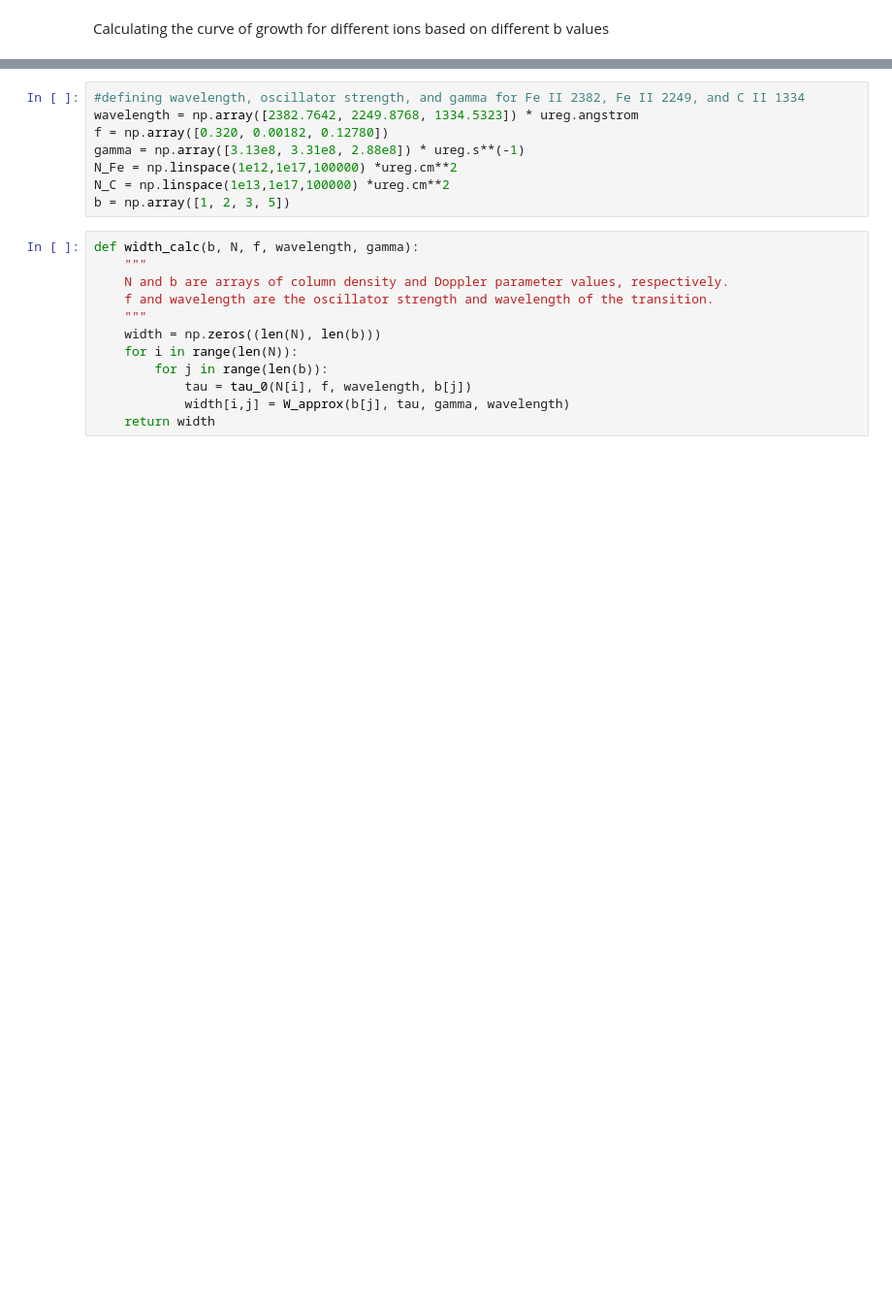
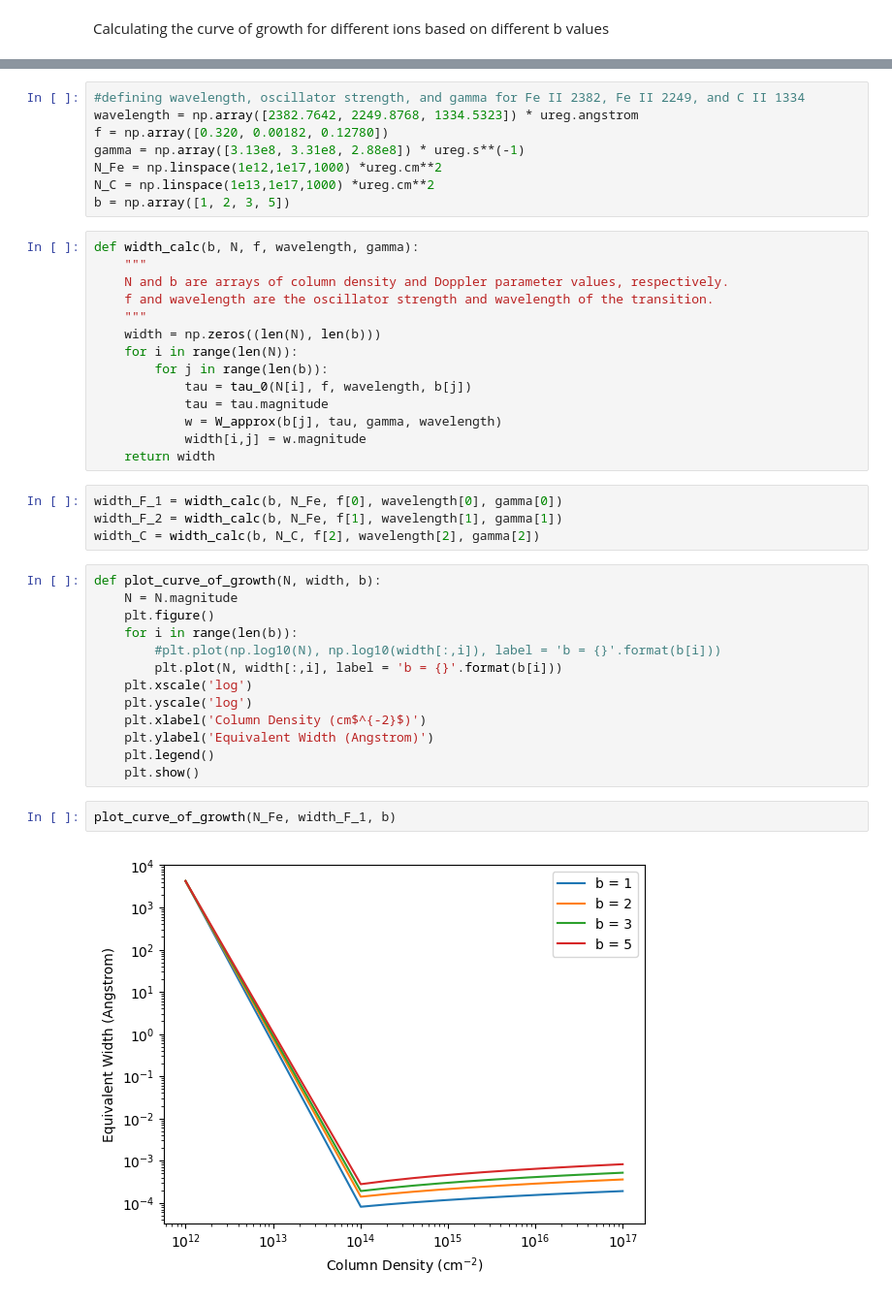
Before and after one commit to aryana-haghjoo/ISM_assignments, a Jupyter notebook: HWW4.ipynb, the cells around one changed output, grey strips where cells are left out. Shown at 97% size. Saved outputs shown, nothing was run; the diff lists cells and outputs as text; blank space fills up the shorter version.

```diff
--- a/HWW4.ipynb
+++ b/HWW4.ipynb
@@ -26,8 +23,8 @@ def W_approx (b, tau_0, gamma, wavelength): #Draine Eq. 9.27
 wavelength = np.array([2382.7642, 2249.8768, 1334.5323]) * ureg.angstrom
 f = np.array([0.320, 0.00182, 0.12780])
 gamma = np.array([3.13e8, 3.31e8, 2.88e8]) * ureg.s**(-1)
-N_Fe = np.linspace(1e12,1e17,100000) *ureg.cm**2
-N_C = np.linspace(1e13,1e17,100000) *ureg.cm**2
+N_Fe = np.linspace(1e12,1e17,1000) *ureg.cm**2
+N_C = np.linspace(1e13,1e17,1000) *ureg.cm**2
 b = np.array([1, 2, 3, 5])
 # %%
 def width_calc(b, N, f, wavelength, gamma):
@@ -39,5 +36,28 @@ def width_calc(b, N, f, wavelength, gamma):
     for i in range(len(N)):
         for j in range(len(b)):
             tau = tau_0(N[i], f, wavelength, b[j])
-            width[i,j] = W_approx(b[j], tau, gamma, wavelength)
+            tau = tau.magnitude
+            w = W_approx(b[j], tau, gamma, wavelength)
+            width[i,j] = w.magnitude
     return width
+# %%
+width_F_1 = width_calc(b, N_Fe, f[0], wavelength[0], gamma[0])
+width_F_2 = width_calc(b, N_Fe, f[1], wavelength[1], gamma[1])
+width_C = width_calc(b, N_C, f[2], wavelength[2], gamma[2])
+# %%
+def plot_curve_of_growth(N, width, b):
+    N = N.magnitude
+    plt.figure()
+    for i in range(len(b)):
+        #plt.plot(np.log10(N), np.log10(width[:,i]), label = 'b = {}'.format(b[i]))
+        plt.plot(N, width[:,i], label = 'b = {}'.format(b[i]))
+    plt.xscale('log')
+    plt.yscale('log')
+    plt.xlabel('Column Density (cm$^{-2}$)')
+    plt.ylabel('Equivalent Width (Angstrom)')
+    plt.legend()
+    plt.show()
+# %%
+plot_curve_of_growth(N_Fe, width_F_1, b)
+# %% [output]
+[figure, added]
```
Also changed, not shown: parts of 5 cells of this notebook.
